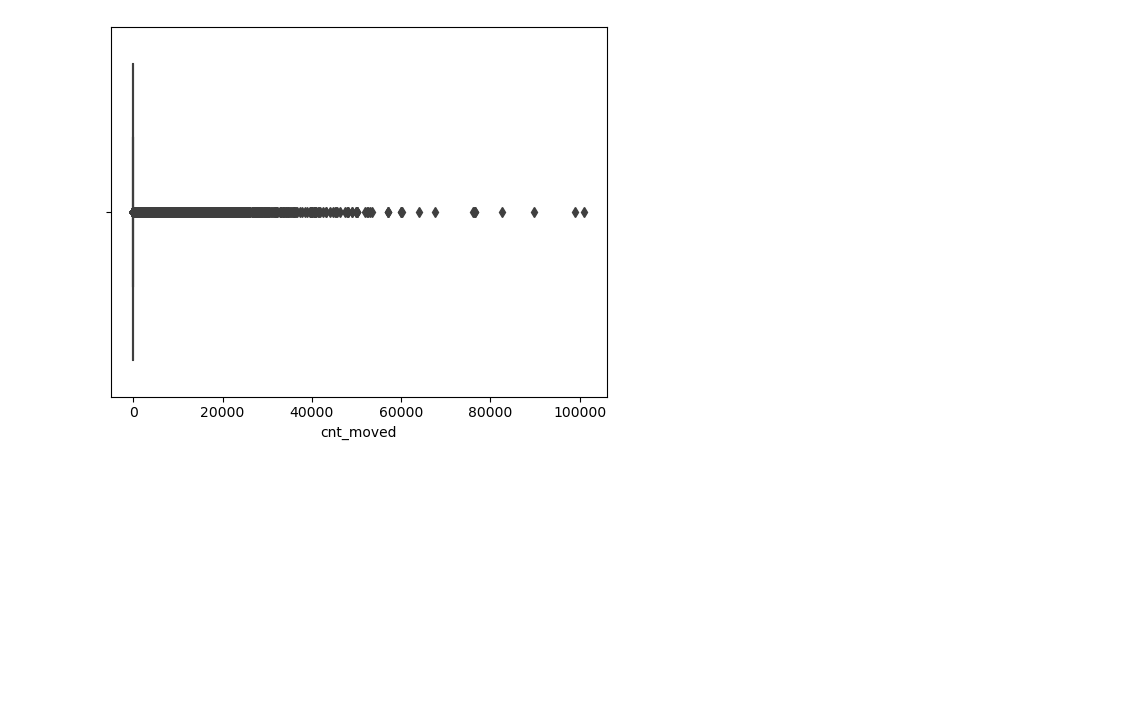
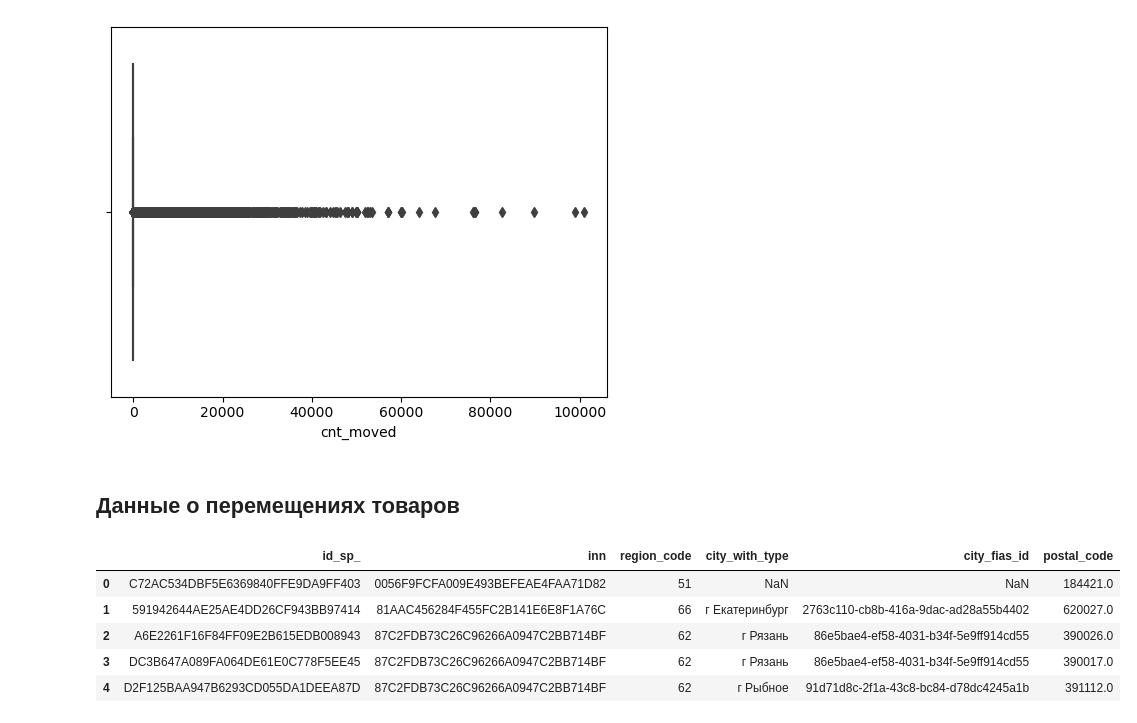
Before and after one commit to proton-bit/MarkingHack, a Jupyter notebook: observe.ipynb, the cells around one changed output. Drawn from its saved outputs; the diff is of its cells as text; code cells hidden in the pictures; blank space fills up the shorter version.

```diff
--- a/observe.ipynb
+++ b/observe.ipynb
@@ -94,3 +85,5 @@ sns.boxplot(data=transition_circulation_data, x="cnt_moved")
 # %% [output]
 <AxesSubplot: xlabel='cnt_moved'>
 [figure]
+# %% [markdown]
+## Данные о перемещениях товаров
@@ -96,0 +92,9 @@ sns.boxplot(data=transition_circulation_data, x="cnt_moved")
+# %%
+outlets_handbook_data.head()
+# %% [output]
+|  | id_sp_ | inn | region_code | city_with_type | city_fias_id | postal_code |
+| 0 | C72AC534DBF5E6369840FFE9DA9FF403 | 0056F9FCFA009E493BEFEAE4FAA71D82 | 51 | NaN | NaN | 184421.0 |
+| 1 | 591942644AE25AE4DD26CF943BB97414 | 81AAC456284F455FC2B141E6E8F1A76C | 66 | г Екатеринбург | 2763c110-cb8b-416a-9dac-ad28a55b4402 | 620027.0 |
+| 2 | A6E2261F16F84FF09E2B615EDB008943 | 87C2FDB73C26C96266A0947C2BB714BF | 62 | г Рязань | 86e5bae4-ef58-4031-b34f-5e9ff914cd55 | 390026.0 |
+| 3 | DC3B647A089FA064DE61E0C778F5EE45 | 87C2FDB73C26C96266A0947C2BB714BF | 62 | г Рязань | 86e5bae4-ef58-4031-b34f-5e9ff914cd55 | 390017.0 |
+| 4 | D2F125BAA947B6293CD055DA1DEEA87D | 87C2FDB73C26C96266A0947C2BB714BF | 62 | г Рыбное | 91d71d8c-2f1a-43c8-bc84-d78dc4245a1b | 391112.0 |
```
Also changed, not shown: parts of 7 cells of this notebook.
